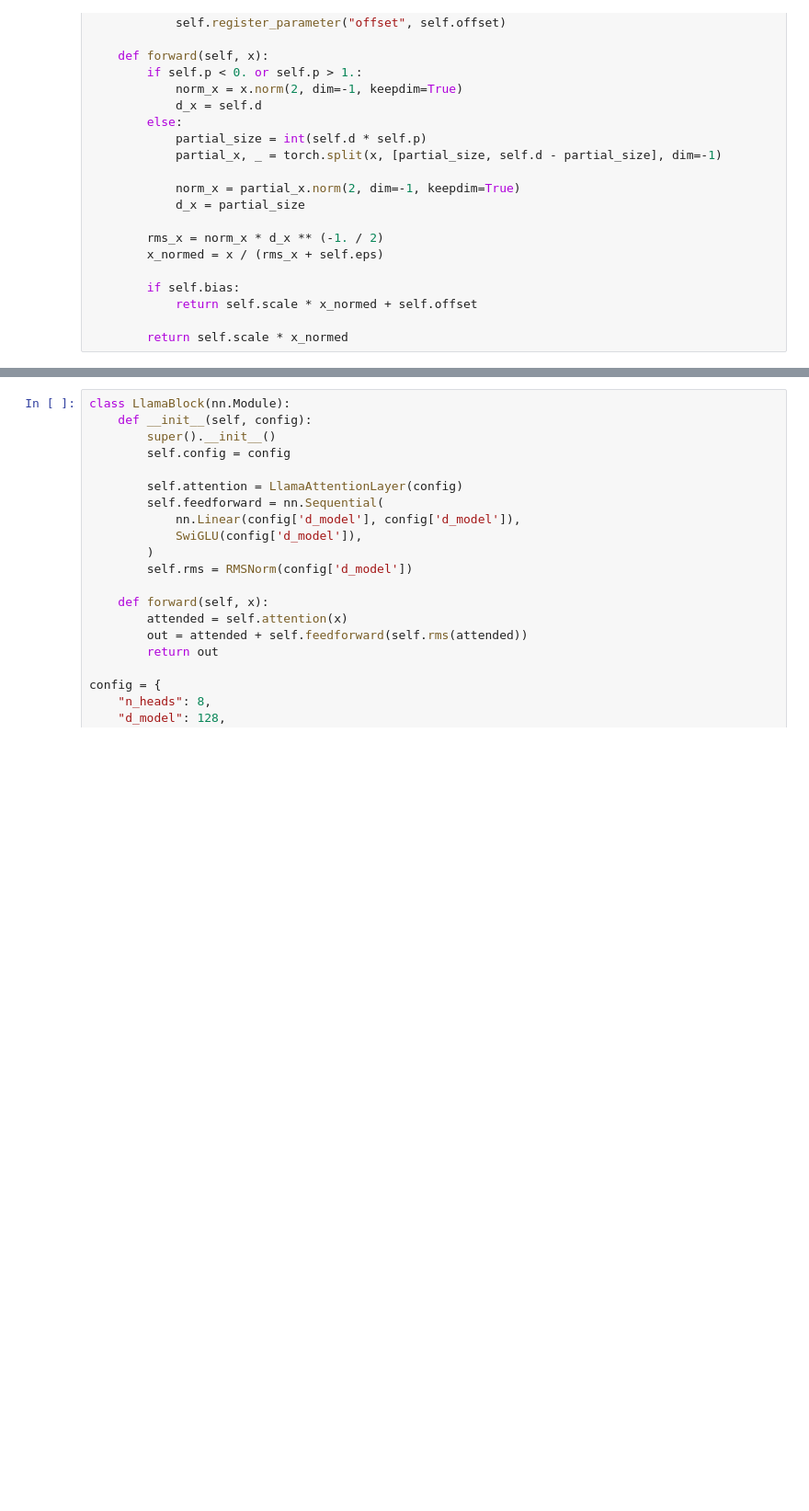
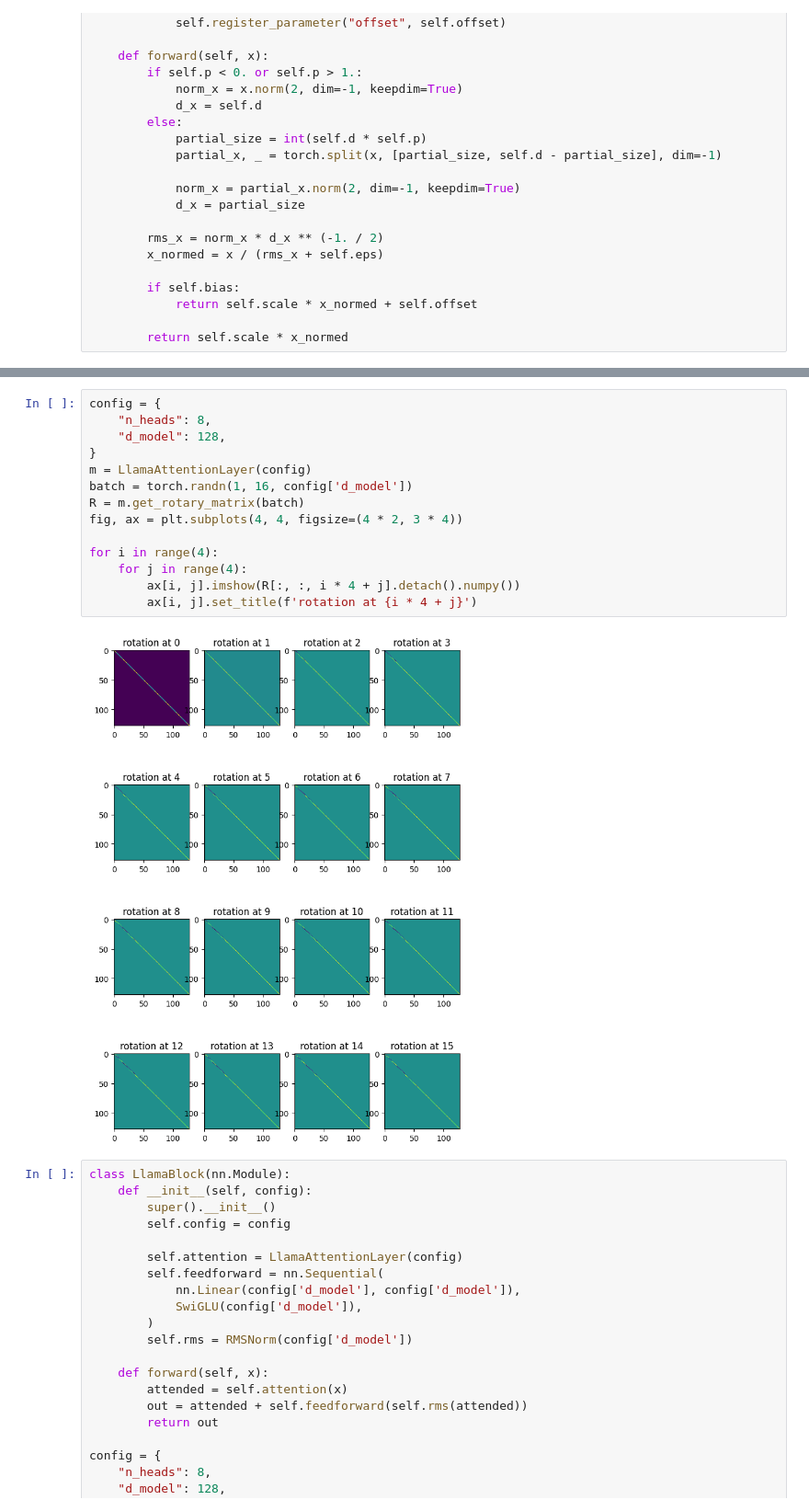
Before and after one commit to bkitano/llama-from-scratch, a Jupyter notebook: llama2.ipynb, the cells around one changed output, grey strips where cells are left out. Shown at 92% size. Saved outputs shown, nothing was run; the diff lists cells and outputs as text; blank space fills up the shorter version.

```diff
--- a/llama2.ipynb
+++ b/llama2.ipynb
@@ -194,4 +217,20 @@ tensor([2.9920, 1.8269, 1.3178, 1.1813, 0.8678, 0.6488, 0.4852, 0.3341, 0.2063,
 [figure]
+# %%
+config = {
+    "n_heads": 8,
+    "d_model": 128,
+}
+m = LlamaAttentionLayer(config)
+batch = torch.randn(1, 16, config['d_model'])
+R = m.get_rotary_matrix(batch)
+fig, ax = plt.subplots(4, 4, figsize=(4 * 2, 3 * 4))
+
+for i in range(4):
+    for j in range(4):
+        ax[i, j].imshow(R[:, :, i * 4 + j].detach().numpy())
+        ax[i, j].set_title(f'rotation at {i * 4 + j}')
+# %% [output]
+[figure, added]
 # %%
 class LlamaBlock(nn.Module):
     def __init__(self, config):
```
Also changed, not shown: parts of 3 cells of this notebook.
